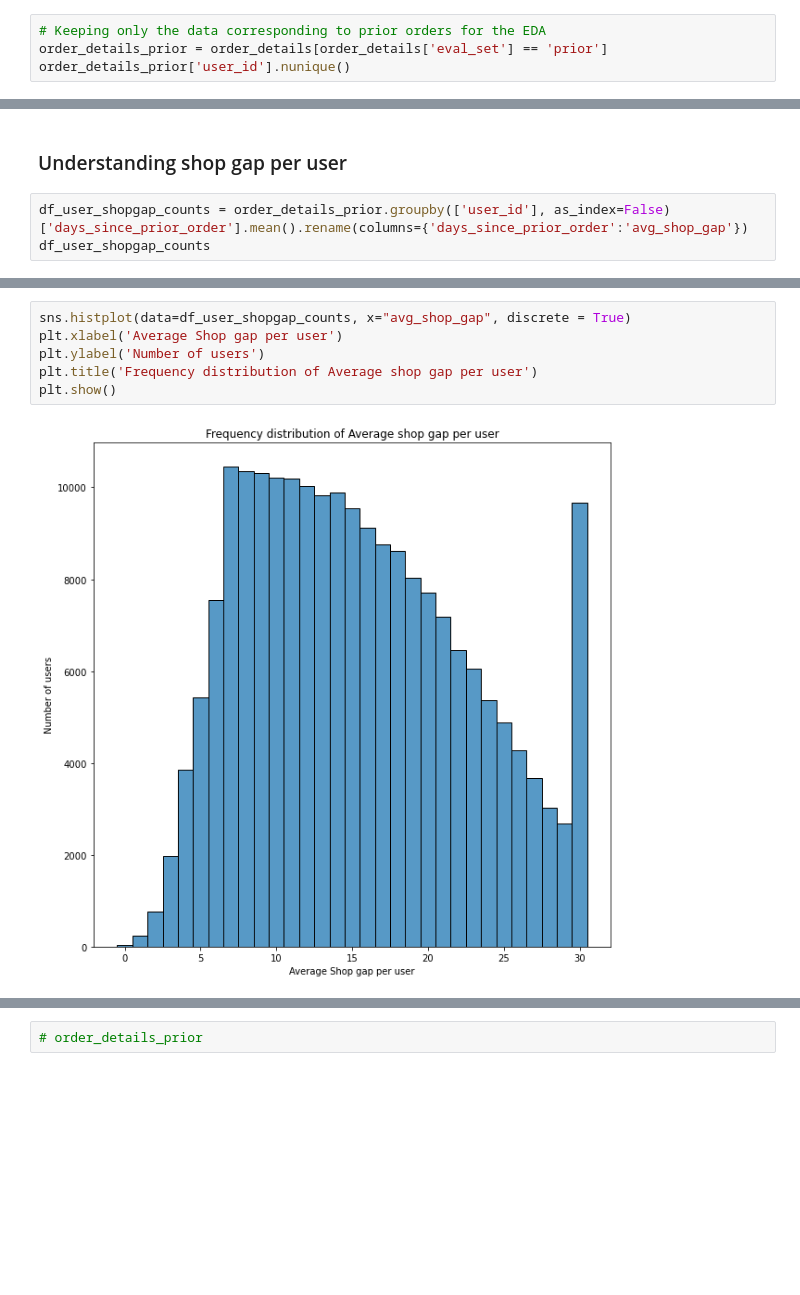
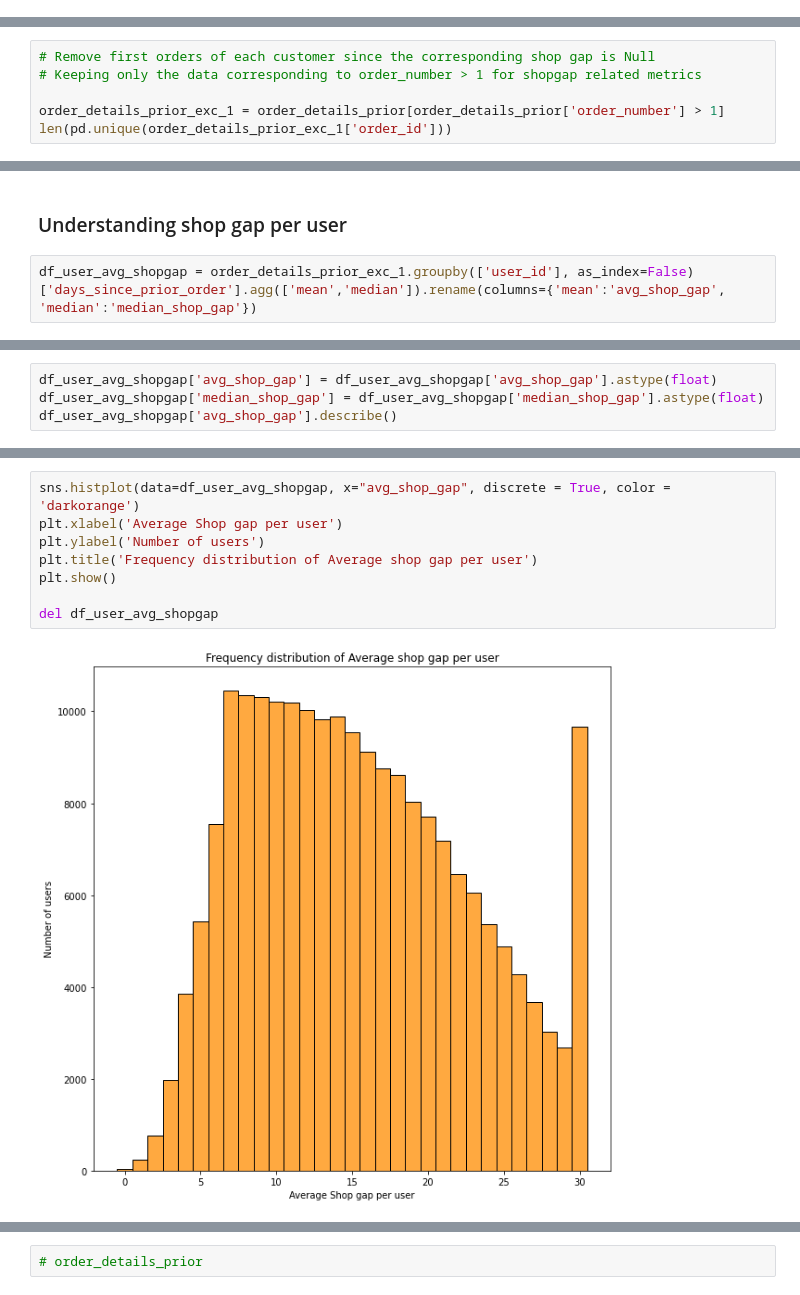
Before and after one commit to sneha-csekar/Instacart-Product-Recommender, a Jupyter notebook: Instacart_EDA_1.ipynb, the cells around one changed output, grey strips where cells are left out. Cells and saved outputs as stored; diff of their text form; blank space fills up the shorter version.

```diff
--- a/Instacart_EDA_1.ipynb
+++ b/Instacart_EDA_1.ipynb
@@ -233,4 +253,0 @@ train          131209
-# %%
-# Keeping only the data corresponding to prior orders for the EDA
-order_details_prior = order_details[order_details['eval_set'] == 'prior']
-order_details_prior['user_id'].nunique()
@@ -329,3 +339,9 @@ plt.show()
  - Peak number of orders are placed at Saturday 2 PM and Sunday 10 AM.
 # %% [markdown]
 ### Understanding shop gap between orders
+# %%
+# Remove first orders of each customer since the corresponding shop gap is Null
+# Keeping only the data corresponding to order_number > 1 for shopgap related metrics
+
+order_details_prior_exc_1 = order_details_prior[order_details_prior['order_number'] > 1]
+len(pd.unique(order_details_prior_exc_1['order_id']))
@@ -367,5 +367,4 @@ plt.show()
 # %% [markdown]
 ### Understanding shop gap per user
 # %%
-df_user_shopgap_counts = order_details_prior.groupby(['user_id'], as_index=False)['days_since_prior_order'].mean().rename(columns={'days_since_prior_order':'avg_shop_gap'})
-df_user_shopgap_counts
+df_user_avg_shopgap = order_details_prior_exc_1.groupby(['user_id'], as_index=False)['days_since_prior_order'].agg(['mean','median']).rename(columns={'mean':'avg_shop_gap', 'median':'median_shop_gap'})
@@ -385,0 +371,4 @@ df_user_shopgap_counts
+# %%
+df_user_avg_shopgap['avg_shop_gap'] = df_user_avg_shopgap['avg_shop_gap'].astype(float)
+df_user_avg_shopgap['median_shop_gap'] = df_user_avg_shopgap['median_shop_gap'].astype(float)
+df_user_avg_shopgap['avg_shop_gap'].describe()
@@ -386,8 +385,10 @@ df_user_shopgap_counts
 # %%
-sns.histplot(data=df_user_shopgap_counts, x="avg_shop_gap", discrete = True)
+sns.histplot(data=df_user_avg_shopgap, x="avg_shop_gap", discrete = True, color = 'darkorange')
 plt.xlabel('Average Shop gap per user')
 plt.ylabel('Number of users')
 plt.title('Frequency distribution of Average shop gap per user')
 plt.show()
+
+del df_user_avg_shopgap
 # %% [output]
-[figure, old version]
+[figure, new version]
```
Also changed, not shown: parts of 65 cells of this notebook.
